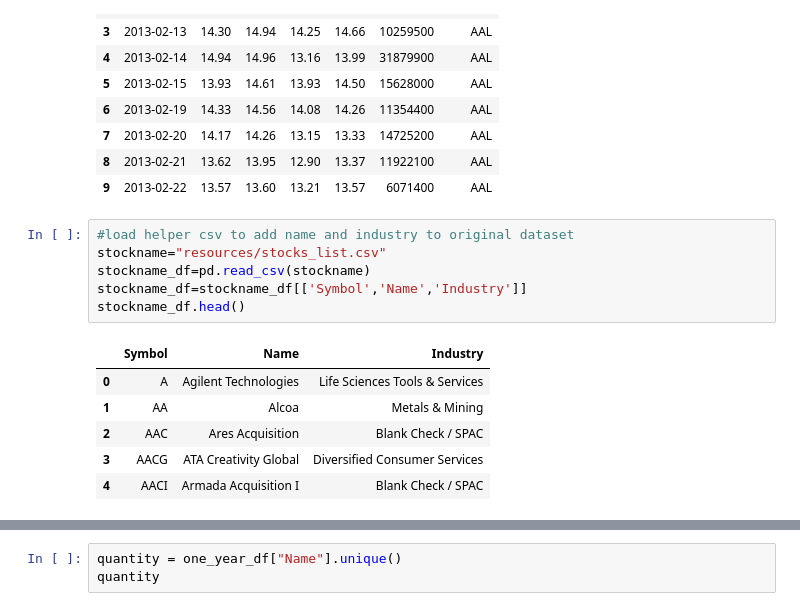
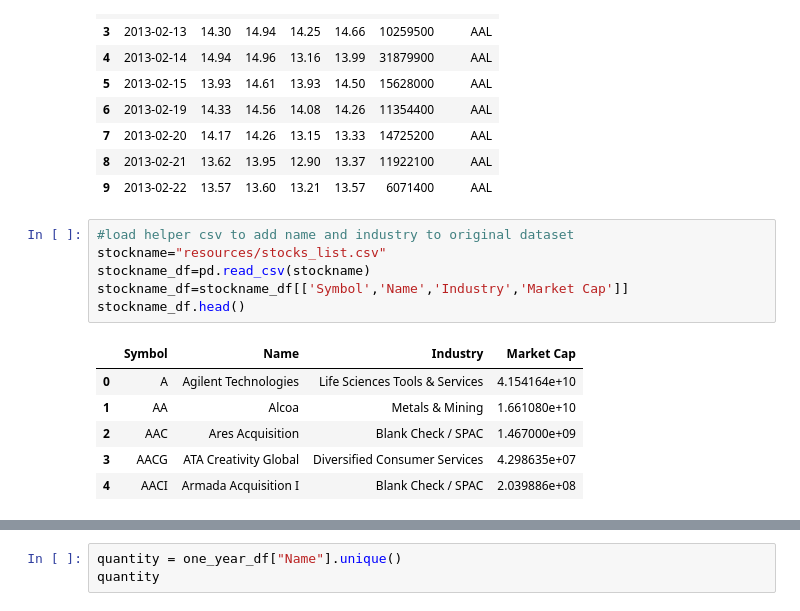
Before and after one commit to TracieDiepBautista/StockAnalytics, a Jupyter notebook: pandasDataManipulation-jy.ipynb, the cells around one changed output, grey strips where cells are left out. Cells and saved outputs as stored; diff of their text form.

```diff
--- a/pandasDataManipulation-jy.ipynb
+++ b/pandasDataManipulation-jy.ipynb
@@ -53,16 +53,16 @@ allstock_df.head(10)
 # %%
 #load helper csv to add name and industry to original dataset
 stockname="resources/stocks_list.csv"
 stockname_df=pd.read_csv(stockname)
-stockname_df=stockname_df[['Symbol','Name','Industry']]
+stockname_df=stockname_df[['Symbol','Name','Industry','Market Cap']]
 stockname_df.head()
 # %% [output]
-|  | Symbol | Name | Industry |
-| 0 | A | Agilent Technologies | Life Sciences Tools & Services |
-| 1 | AA | Alcoa | Metals & Mining |
-| 2 | AAC | Ares Acquisition | Blank Check / SPAC |
-| 3 | AACG | ATA Creativity Global | Diversified Consumer Services |
-| 4 | AACI | Armada Acquisition I | Blank Check / SPAC |
+|  | Symbol | Name | Industry | Market Cap |
+| 0 | A | Agilent Technologies | Life Sciences Tools & Services | 4.154164e+10 |
+| 1 | AA | Alcoa | Metals & Mining | 1.661080e+10 |
+| 2 | AAC | Ares Acquisition | Blank Check / SPAC | 1.467000e+09 |
+| 3 | AACG | ATA Creativity Global | Diversified Consumer Services | 4.298635e+07 |
+| 4 | AACI | Armada Acquisition I | Blank Check / SPAC | 2.039886e+08 |
 # %%
 #merge 2 datasets
 merged_df=pd.merge(allstock_df ,stockname_df, how='left', on='Symbol')
```
Also changed, not shown: parts of 9 cells of this notebook, 10 other files.
